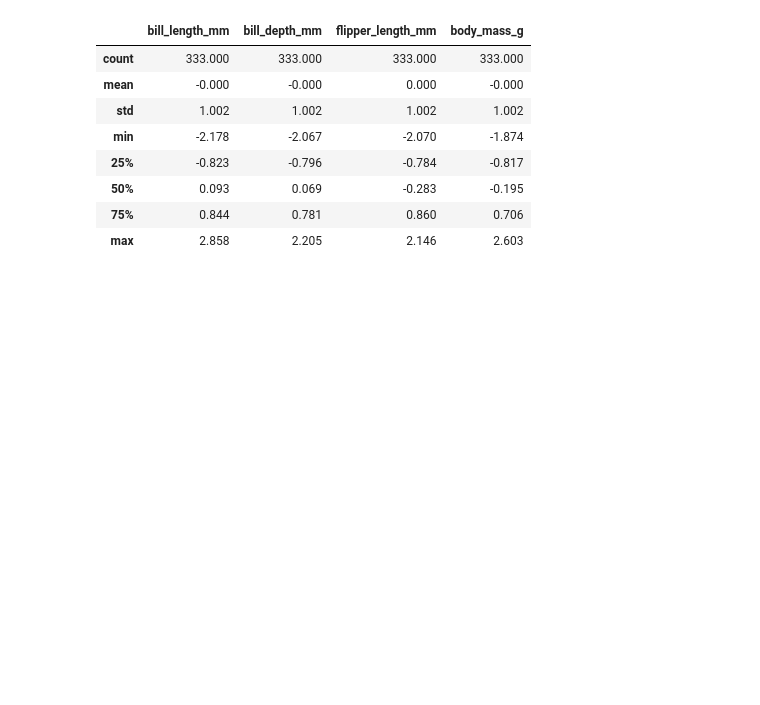
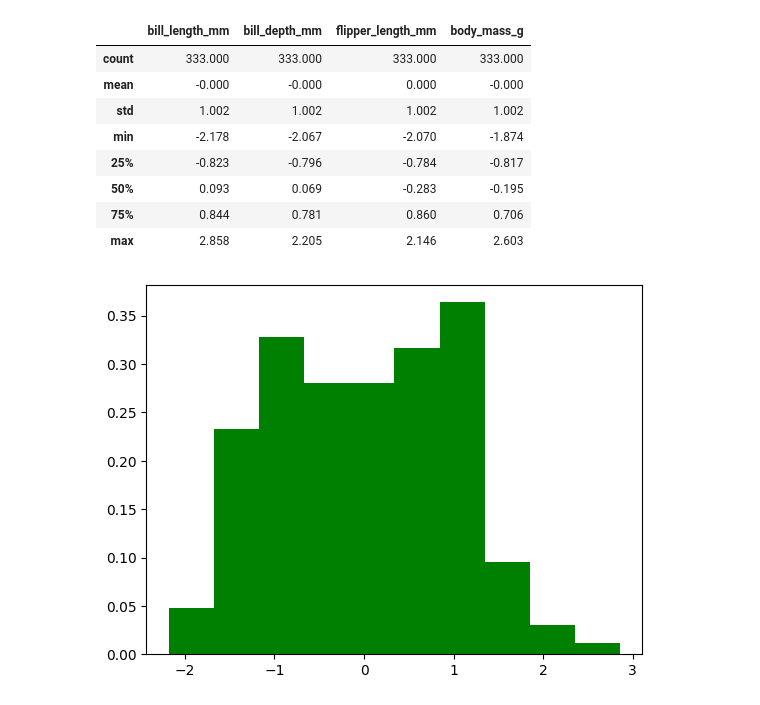
Before and after one commit to Cshefali/Data-Analysis-And-Viz-Python, a Jupyter notebook: palmer_penguins.ipynb, the cells around one changed output. Saved outputs shown, nothing was run; the diff lists cells and outputs as text; code cells hidden in the pictures; blank space fills up the shorter version.

Commit message:
graph added in ntbk

```diff
--- a/palmer_penguins.ipynb
+++ b/palmer_penguins.ipynb
@@ -169,3 +171,9 @@ data2[float_features].describe()
 | 50% | 0.093 | 0.069 | -0.283 | -0.195 |
 | 75% | 0.844 | 0.781 | 0.860 | 0.706 |
 | max | 2.858 | 2.205 | 2.146 | 2.603 |
+# %%
+# Distribution plot for original penguins data and the standardized one.
+plt.hist(data2.bill_length_mm, density = True, color = 'g', bins = 10)
+plt.show()
+# %% [output]
+[figure, added]
```
Also changed, not shown: parts of 7 cells of this notebook.
